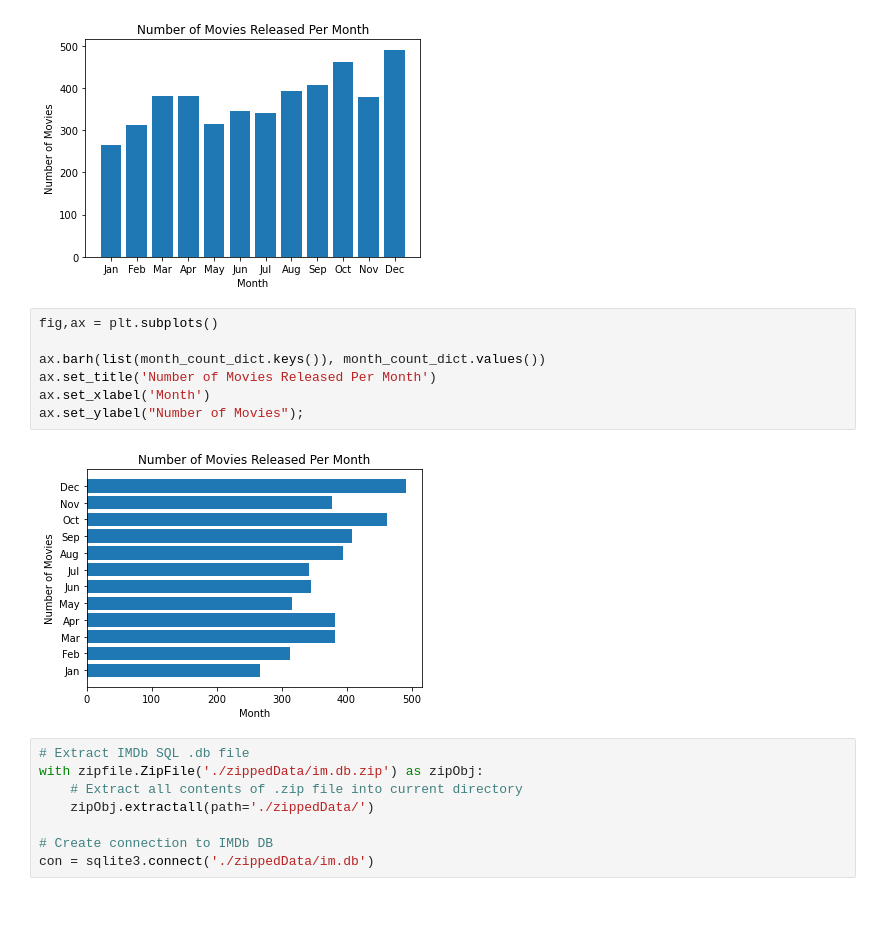
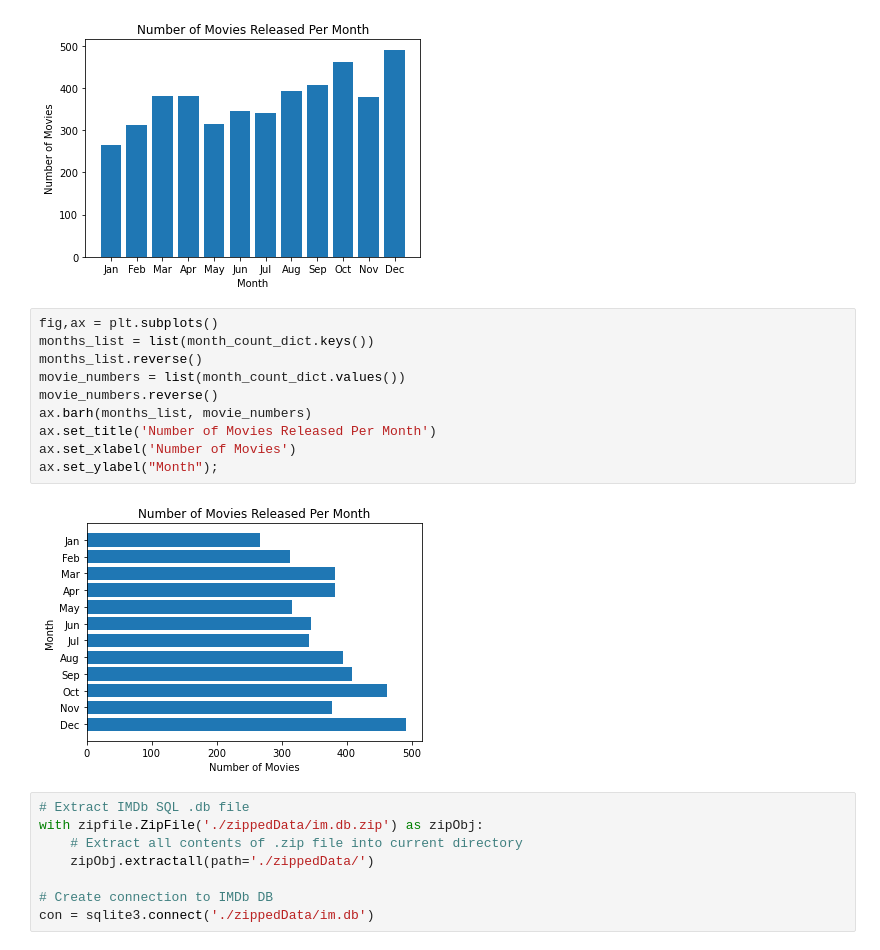
Before and after one commit to jlc0512/dsc-phase-1-project-Microsoft-Movie-Studios, a Jupyter notebook: working_notebook_Yuhkai.ipynb, the cells around one changed output. Drawn from its saved outputs; the diff is of its cells as text; blank space fills up the shorter version.

```diff
--- a/working_notebook_Yuhkai.ipynb
+++ b/working_notebook_Yuhkai.ipynb
@@ -693,13 +693,16 @@ ax.set_ylabel("Number of Movies");
 [figure]
 # %%
 fig,ax = plt.subplots()
-
-ax.barh(list(month_count_dict.keys()), month_count_dict.values())
+months_list = list(month_count_dict.keys())
+months_list.reverse()
+movie_numbers = list(month_count_dict.values())
+movie_numbers.reverse()
+ax.barh(months_list, movie_numbers)
 ax.set_title('Number of Movies Released Per Month')
-ax.set_xlabel('Month')
-ax.set_ylabel("Number of Movies");
+ax.set_xlabel('Number of Movies')
+ax.set_ylabel("Month");
 # %% [output]
-[figure, old version]
+[figure, new version]
 # %%
 # Extract IMDb SQL .db file
 with zipfile.ZipFile('./zippedData/im.db.zip') as zipObj:
```
Also changed, not shown: 1 other file.
